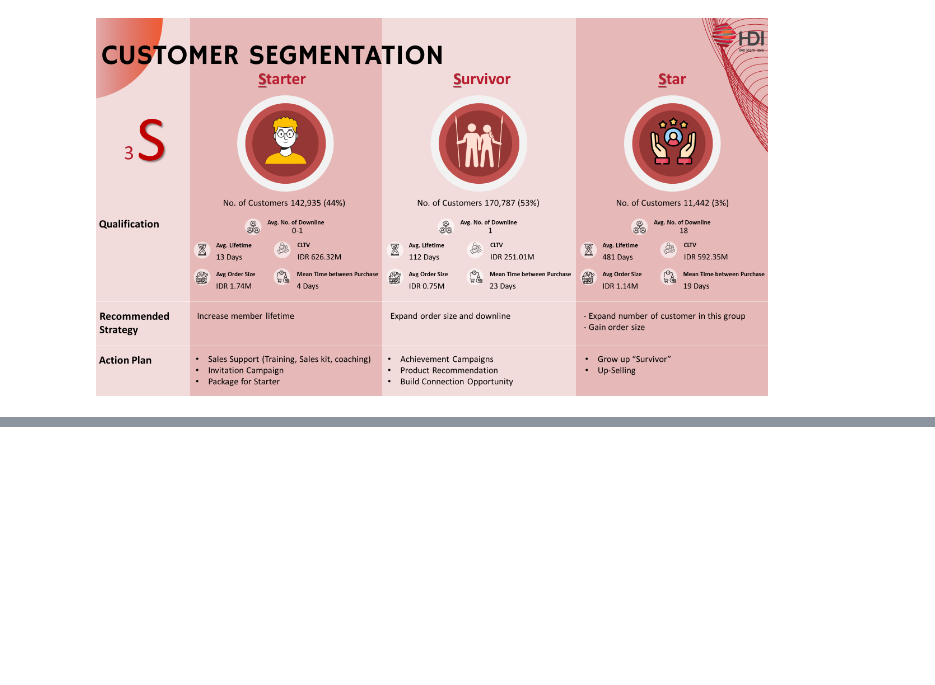
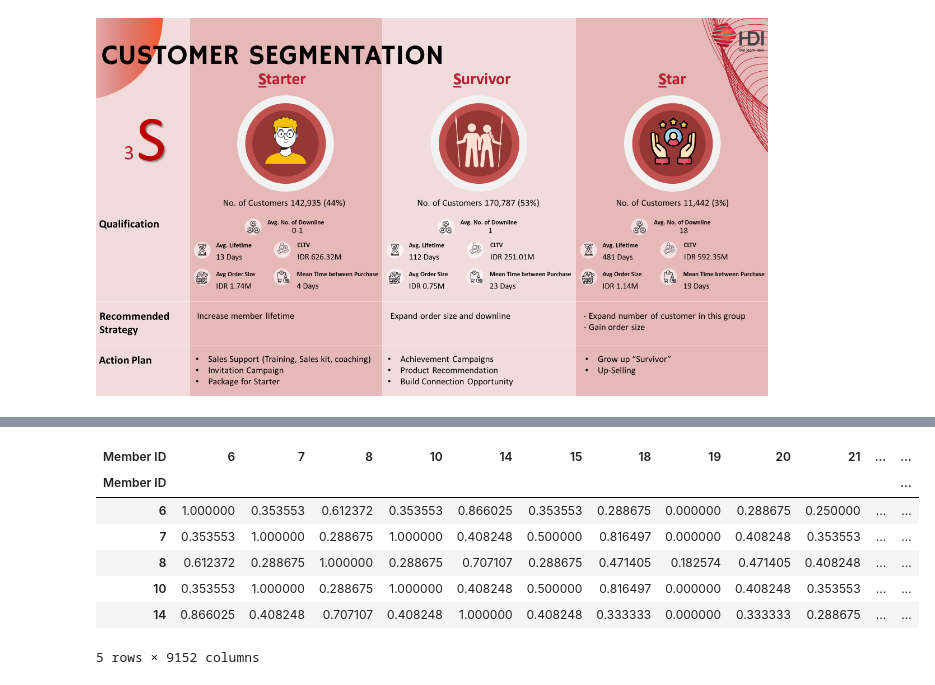
Before and after one commit to AsmaMora/Customer_Analytics, a Jupyter notebook: MADT8101_Customer_segmentation.ipynb, the cells around one changed output, grey strips where cells are left out. Drawn from its saved outputs; the diff is of its cells as text; code cells hidden in the pictures; blank space fills up the shorter version.

```diff
--- a/MADT8101_Customer_segmentation.ipynb
+++ b/MADT8101_Customer_segmentation.ipynb
@@ -464,0 +573,4 @@ Clusters
+# %%
+user_to_user_similarity_matrix1 = pd.DataFrame(
+    cosine_similarity(CustomerID_Item_matrix1)
+    )
@@ -464,0 +587,15 @@ Clusters
+# %%
+user_to_user_similarity_matrix1.columns = CustomerID_Item_matrix1.index
+user_to_user_similarity_matrix1['Member ID'] = CustomerID_Item_matrix1.index
+user_to_user_similarity_matrix1 = user_to_user_similarity_matrix1.set_index('Member ID')
+# %%
+user_to_user_similarity_matrix1.head()
+# %% [output]
+| Member ID | 6 | 7 | 8 | 10 | 14 | 15 | 18 | 19 | 20 | 21 | ... | ... |
+| Member ID |  |  |  |  |  |  |  |  |  |  |  | ... |
+| 6 | 1.000000 | 0.353553 | 0.612372 | 0.353553 | 0.866025 | 0.353553 | 0.288675 | 0.000000 | 0.288675 | 0.250000 | ... | ... |
+| 7 | 0.353553 | 1.000000 | 0.288675 | 1.000000 | 0.408248 | 0.500000 | 0.816497 | 0.000000 | 0.408248 | 0.353553 | ... | ... |
+| 8 | 0.612372 | 0.288675 | 1.000000 | 0.288675 | 0.707107 | 0.288675 | 0.471405 | 0.182574 | 0.471405 | 0.408248 | ... | ... |
+| 10 | 0.353553 | 1.000000 | 0.288675 | 1.000000 | 0.408248 | 0.500000 | 0.816497 | 0.000000 | 0.408248 | 0.353553 | ... | ... |
+| 14 | 0.866025 | 0.408248 | 0.707107 | 0.408248 | 1.000000 | 0.408248 | 0.333333 | 0.000000 | 0.333333 | 0.288675 | ... | ... |
+5 rows × 9152 columns
```
Also changed, not shown: parts of 21 cells of this notebook.
